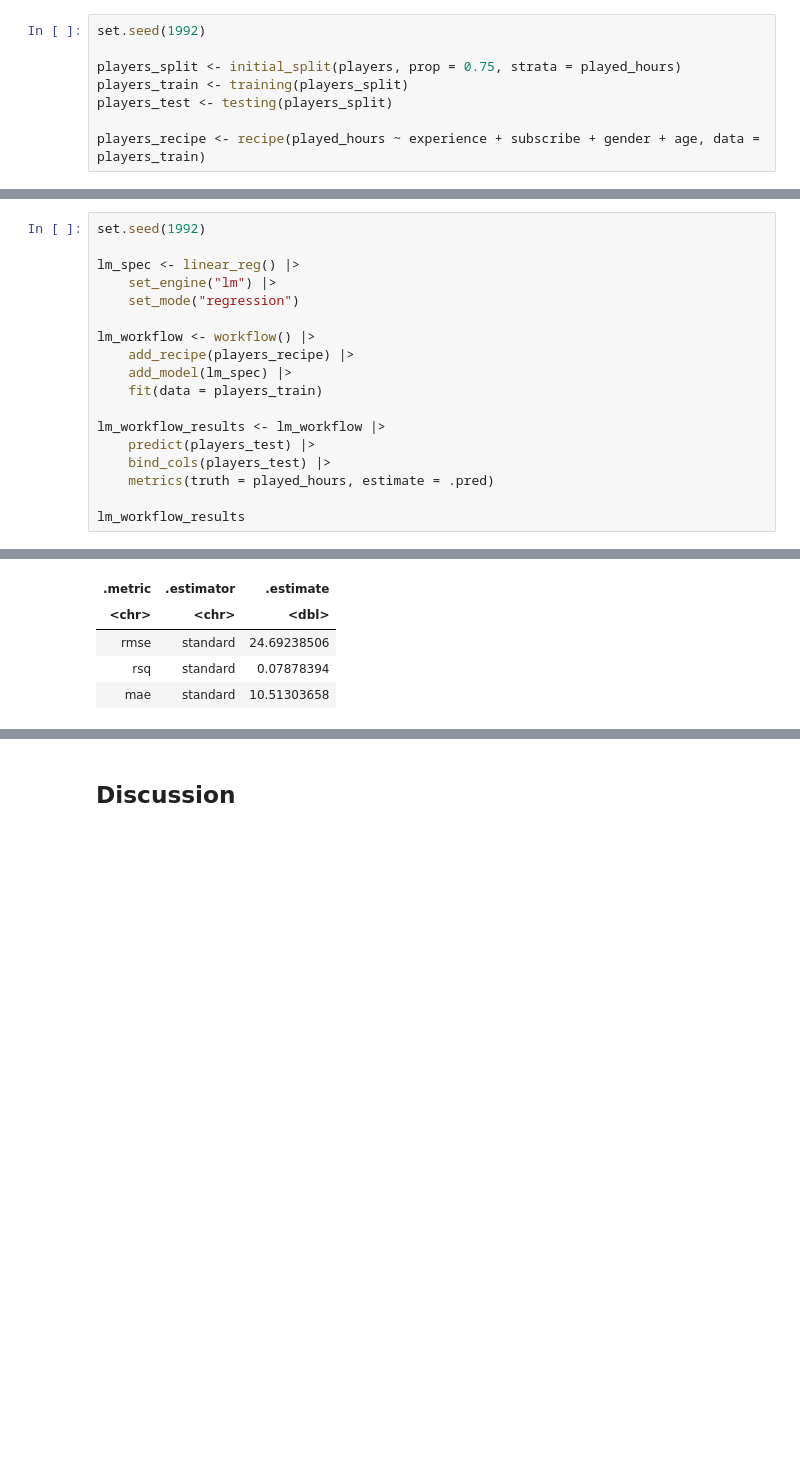
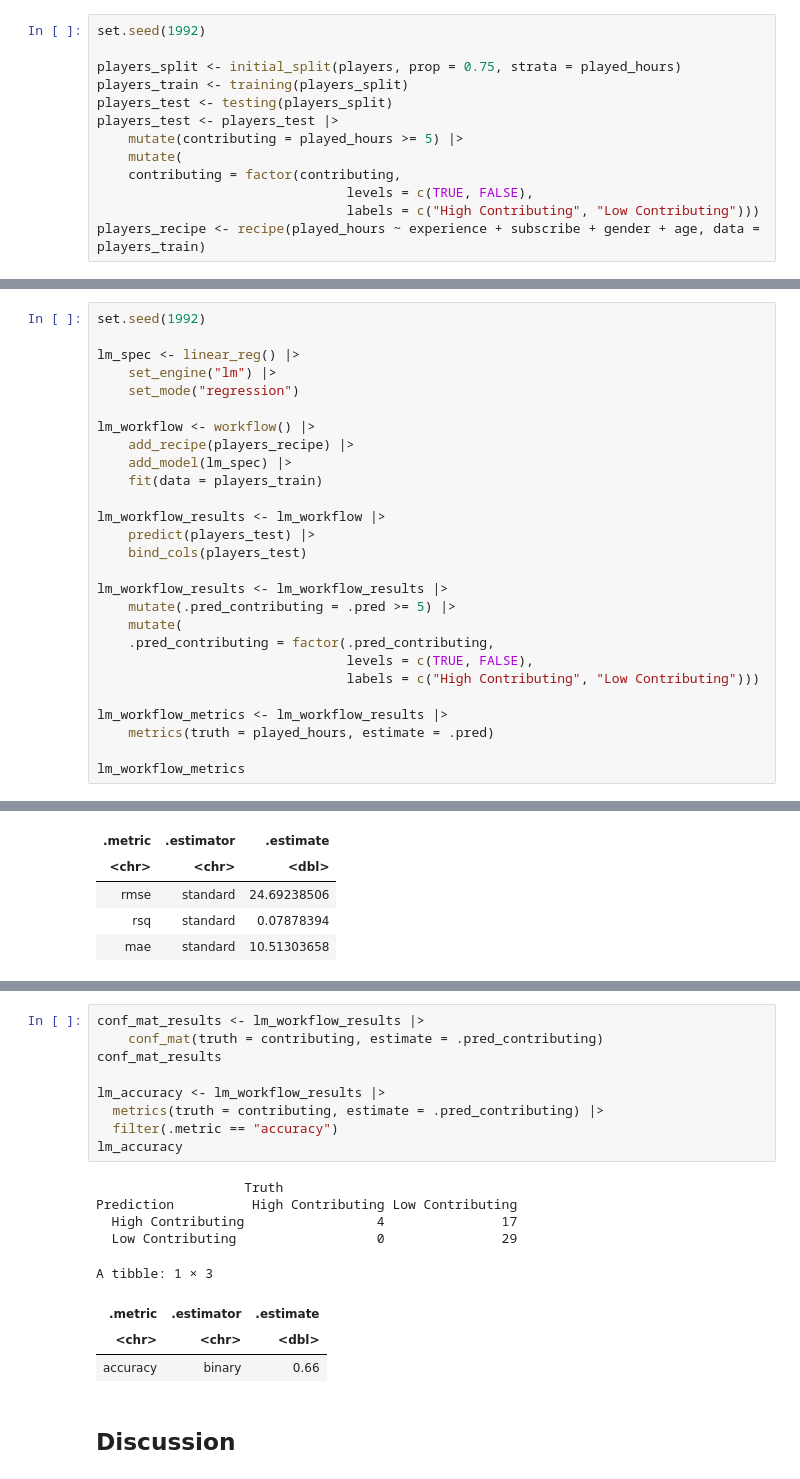
Before and after one commit to 0xc60f/dsci-100-2024w1-group-004-3, a Jupyter notebook: report.ipynb, the cells around one changed output, grey strips where cells are left out. Drawn from its saved outputs; the diff is of its cells as text; blank space fills up the shorter version.

Commit message:
added analysis portion of values and accuracy

```diff
--- a/report.ipynb
+++ b/report.ipynb
@@ -105,7 +97,12 @@ set.seed(1992)
 players_split <- initial_split(players, prop = 0.75, strata = played_hours)
 players_train <- training(players_split)
 players_test <- testing(players_split)
-
+players_test <- players_test |>
+    mutate(contributing = played_hours >= 5) |>
+    mutate(
+    contributing = factor(contributing,
+                                levels = c(TRUE, FALSE),
+                                labels = c("High Contributing", "Low Contributing")))
 players_recipe <- recipe(played_hours ~ experience + subscribe + gender + age, data = players_train)
 # %%
 set.seed(1992)
@@ -189,10 +186,19 @@ lm_workflow <- workflow() |>
 
 lm_workflow_results <- lm_workflow |>
     predict(players_test) |>
-    bind_cols(players_test) |>
+    bind_cols(players_test)
+
+lm_workflow_results <- lm_workflow_results |>
+    mutate(.pred_contributing = .pred >= 5) |>
+    mutate(
+    .pred_contributing = factor(.pred_contributing,
+                                levels = c(TRUE, FALSE),
+                                labels = c("High Contributing", "Low Contributing")))
+
+lm_workflow_metrics <- lm_workflow_results |>
     metrics(truth = played_hours, estimate = .pred)
 
-lm_workflow_results
+lm_workflow_metrics
 # %% [output]
 A tibble: 3 × 3
 | .metric | .estimator | .estimate |
@@ -203,3 +213,21 @@ A tibble: 3 × 3
+# %%
+conf_mat_results <- lm_workflow_results |>
+    conf_mat(truth = contributing, estimate = .pred_contributing)
+conf_mat_results
+
+lm_accuracy <- lm_workflow_results |>
+  metrics(truth = contributing, estimate = .pred_contributing) |>
+  filter(.metric == "accuracy")
+lm_accuracy
+# %% [output]
+                   Truth
+Prediction          High Contributing Low Contributing
+  High Contributing                 4               17
+  Low Contributing                  0               29
+A tibble: 1 × 3
+| .metric | .estimator | .estimate |
+| <chr> | <chr> | <dbl> |
+| accuracy | binary | 0.66 |
 # %% [markdown]
 ## Discussion
 # %% [markdown]
```
Also changed, not shown: parts of 3 cells of this notebook.
